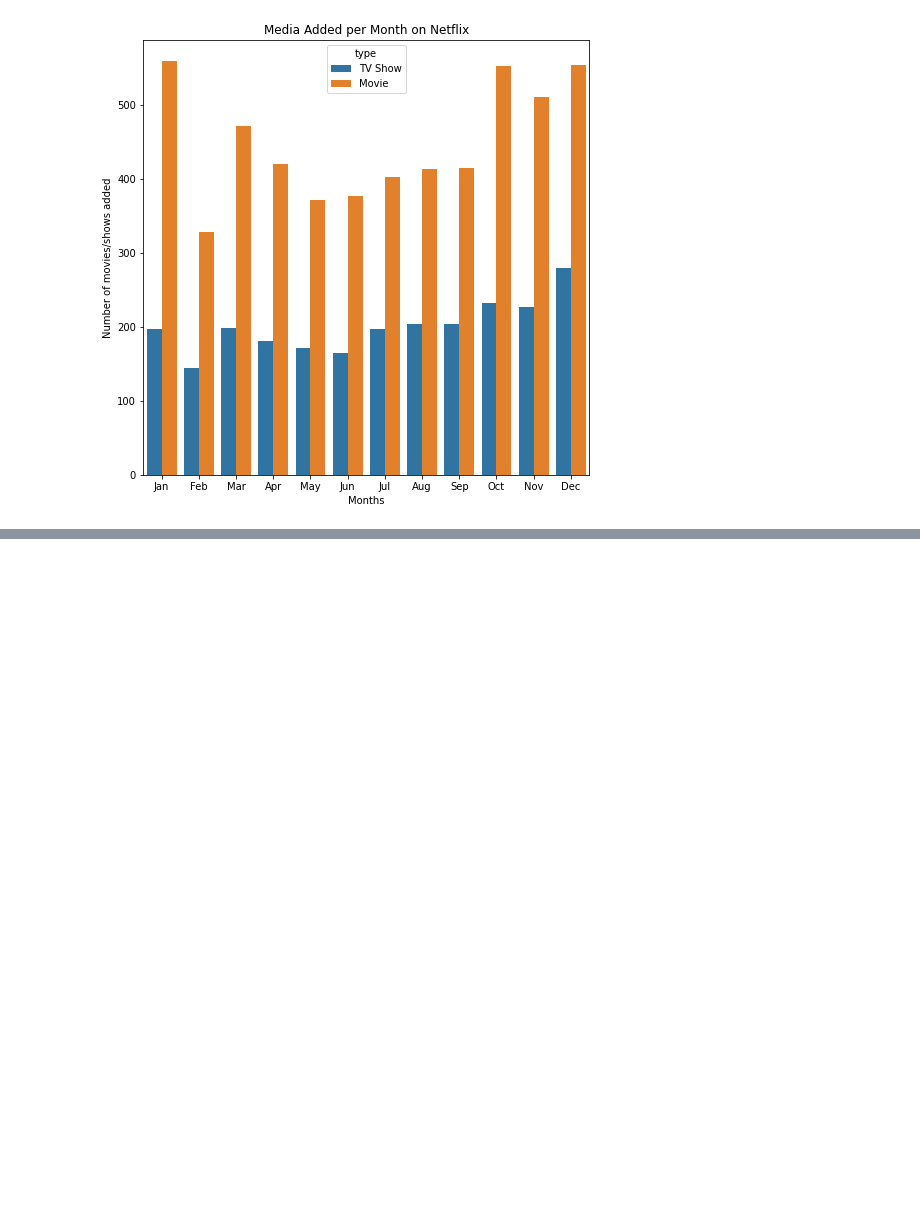
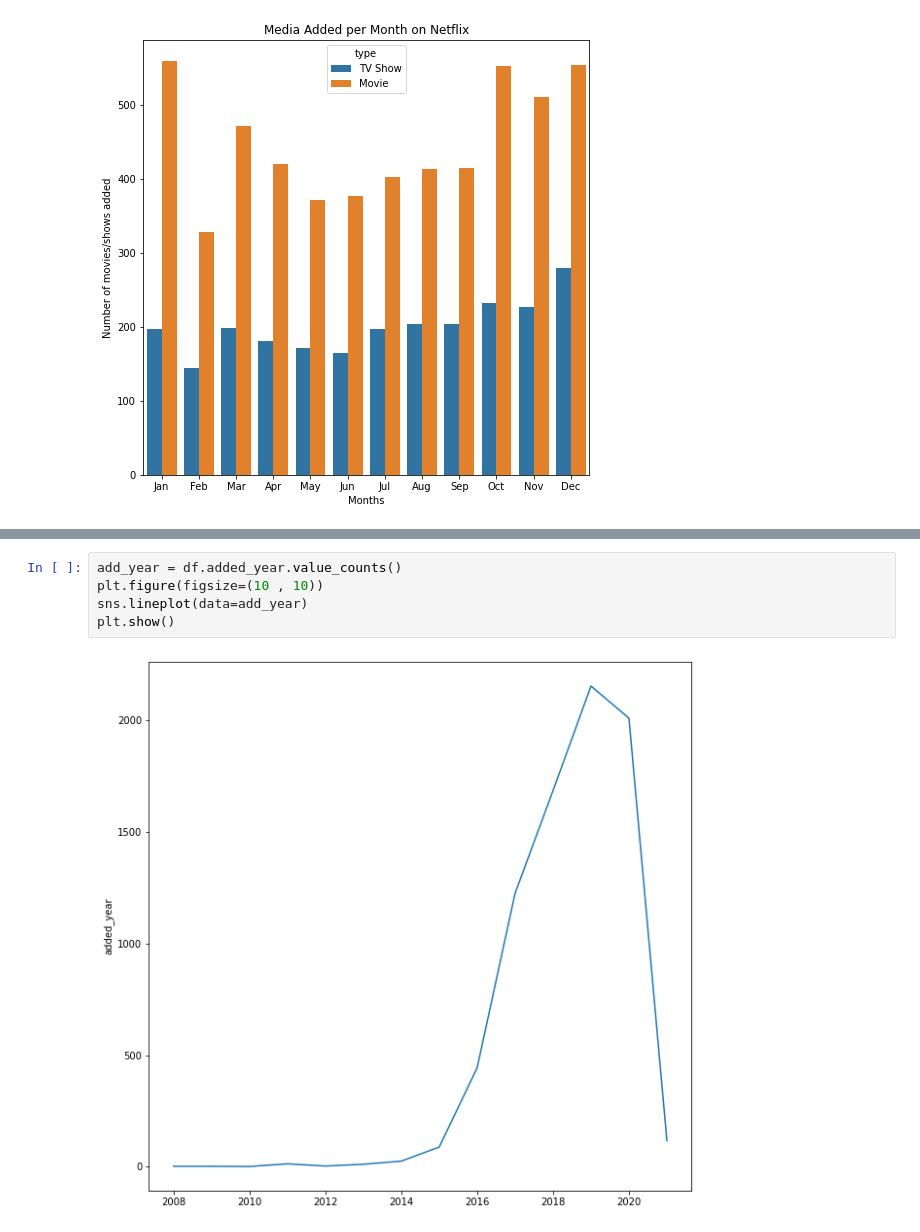
Before and after one commit to Ramshah1/Netflix-Data-Analysis, a Jupyter notebook: netflix_analysis.ipynb, the cells around one changed output, grey strips where cells are left out. Saved outputs shown, nothing was run; the diff lists cells and outputs as text; blank space fills up the shorter version.

```diff
--- a/netflix_analysis.ipynb
+++ b/netflix_analysis.ipynb
@@ -187,0 +195,7 @@ plt.show()
+# %%
+add_year = df.added_year.value_counts()
+plt.figure(figsize=(10 , 10))
+sns.lineplot(data=add_year)
+plt.show()
+# %% [output]
+[figure, added]
```
Also changed, not shown: parts of 20 cells of this notebook.
